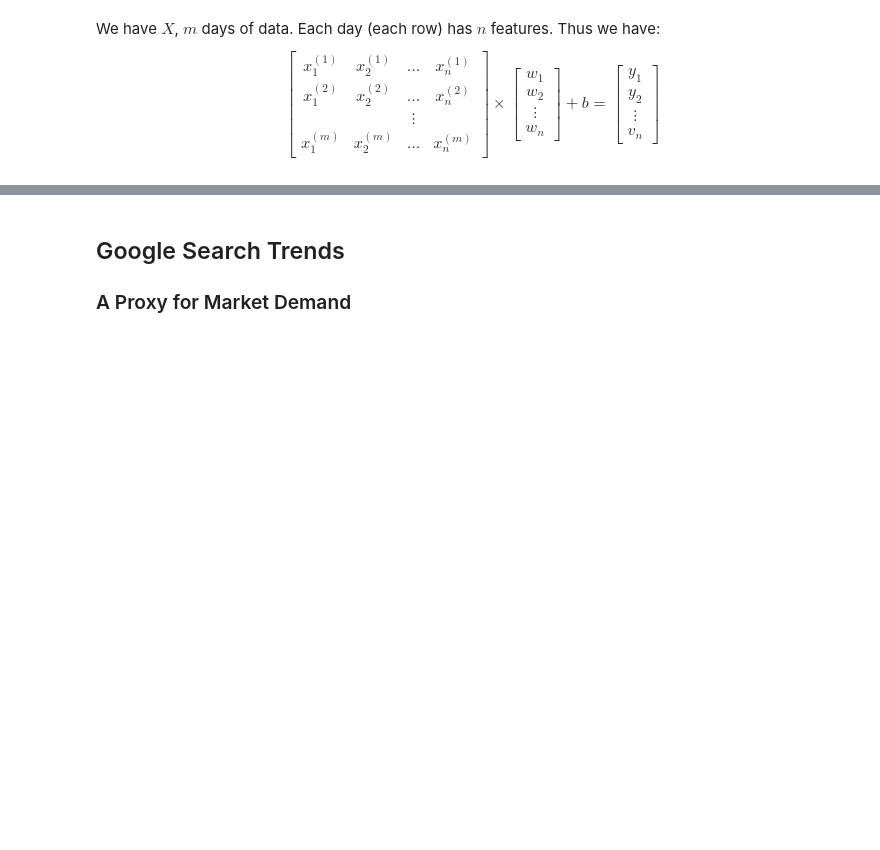
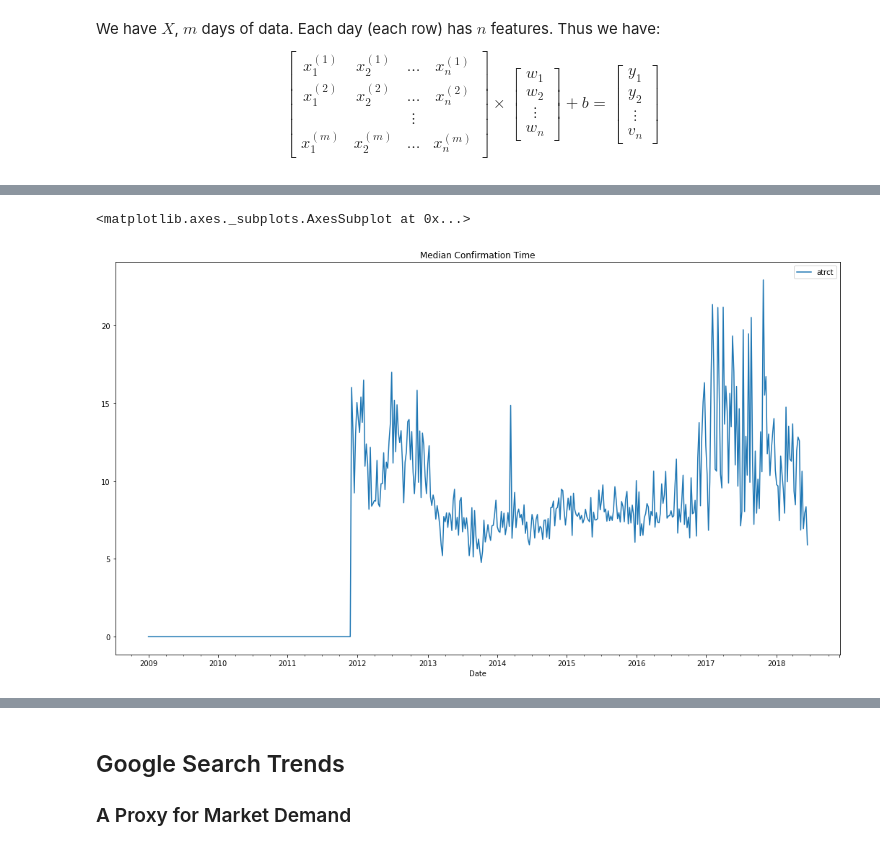
Before and after one commit to lopezdp/MachineLearningResearch, a Jupyter notebook: QuantFinance/PricingResearch.ipynb, the cells around one changed output, grey strips where cells are left out. Drawn from its saved outputs; the diff is of its cells as text; code cells hidden in the pictures; blank space fills up the shorter version.

```diff
--- a/QuantFinance/PricingResearch.ipynb
+++ b/QuantFinance/PricingResearch.ipynb
@@ -394,0 +208,11 @@ miopm.plot(title='BTC Mining Operating Margin', figsize=(18,10), logy=True)
+# %%
+# Bitcoin Median Transaction Confirmation Time
+# The Dailiy Median time take for transactions to be accepted into a block.
+atrct = ql.get("BCHAIN/ATRCT", collapse="weekly")
+# atrct = atrct.rename(columns={"Value": "Median Confirmation Time"})
+atrct = atrct.rename(columns={"Value": "atrct"})
+
+atrct.plot(title='Median Confirmation Time', figsize=(18,10))
+# %% [output]
+<matplotlib.axes._subplots.AxesSubplot at 0x...>
+[figure, added]
```
Also changed, not shown: parts of 74 cells of this notebook, 2 other files.
